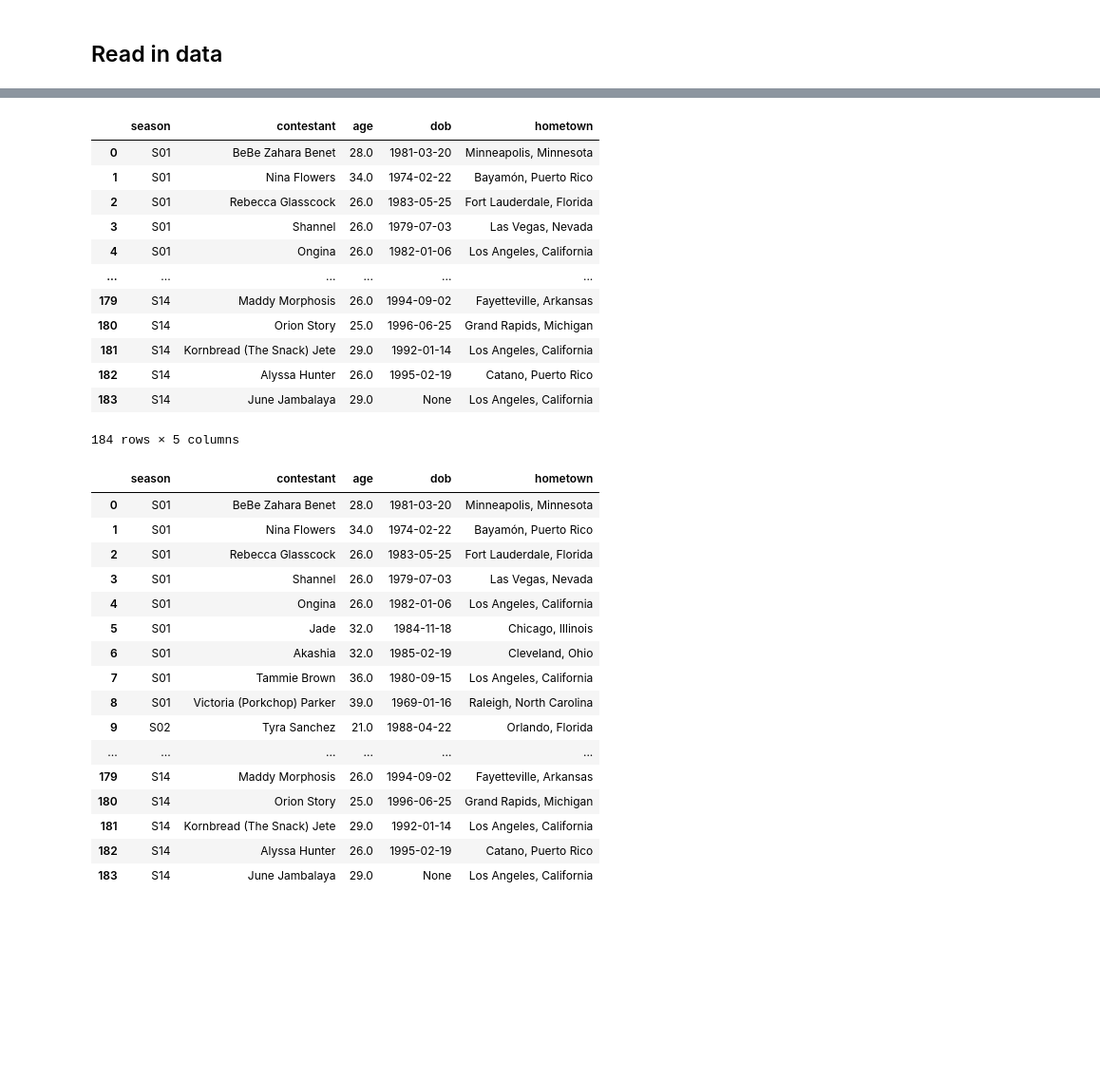
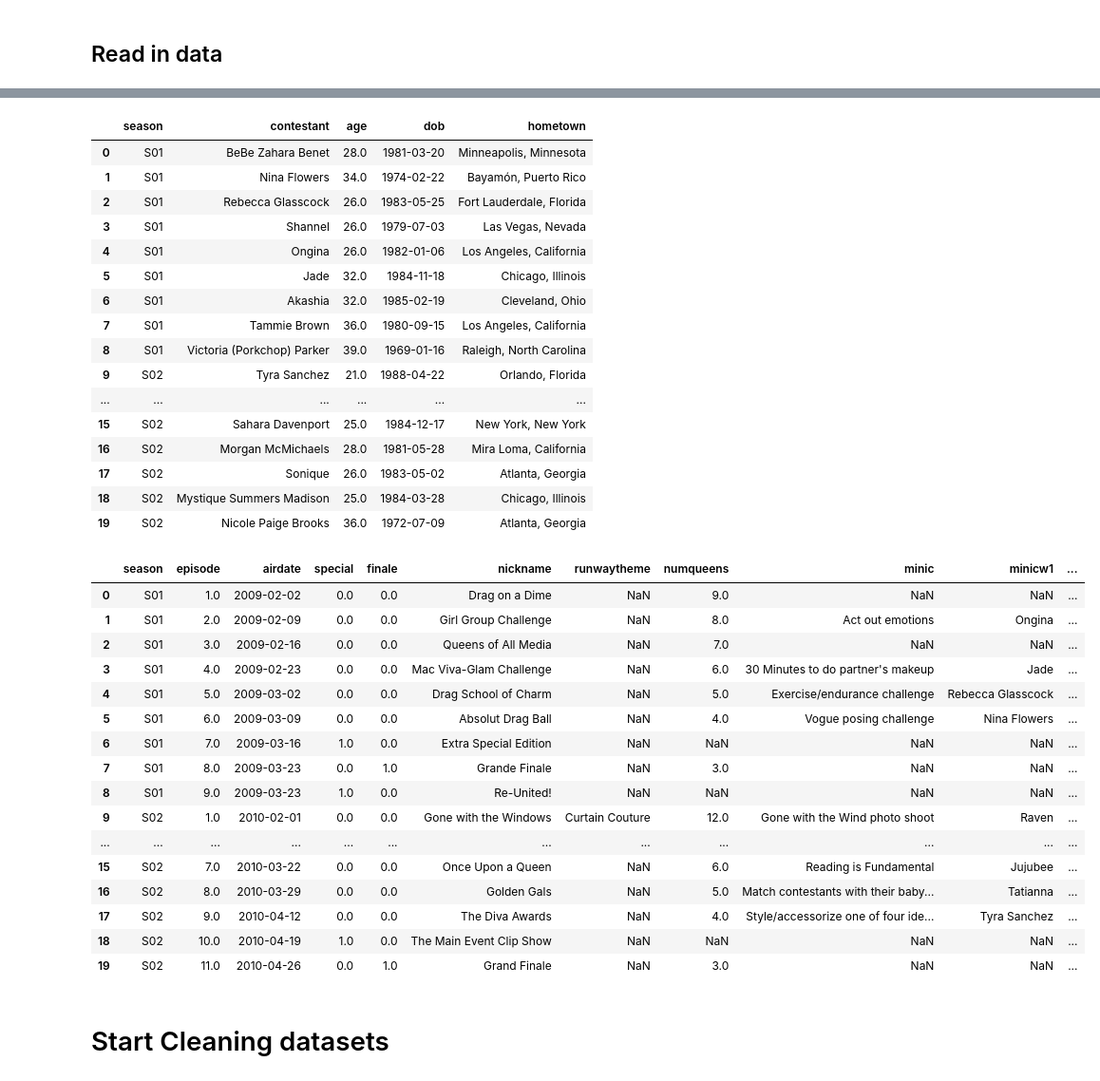
Before and after one commit to navar135/dragrace, a Jupyter notebook: initial_exploration.ipynb, the cells around one changed output, grey strips where cells are left out. Shown at 95% size. Cells and saved outputs as stored; diff of their text form; code cells hidden in the pictures; blank space fills up the shorter version.

Commit message:
start analysis

```diff
--- a/initial_exploration.ipynb
+++ b/initial_exploration.ipynb
@@ -5,6 +5,8 @@ import pyreadr
 import pandas as pd
 import numpy as np
 import matplotlib.pyplot as plt
+import seaborn as sns
+pd.set_option('display.max_rows', None)
 # %% [markdown]
 ## Read in data
 # %%
@@ -16,7 +36,8 @@ path ='/Users/navar135/Documents/UST/SEIS 631 Data Preparation and Analysis/drag
 # %%
 dat2= pyreadr.read_r(path+'rpdr_contestants.rda')   # returns a dictionary
 df2 = list(dat2.values())[0]
-df2
+# df2.hometown.value_counts(dropna=False)
+df2.head(20)
 # %% [output]
 |  | season | contestant | age | dob | hometown |
 | 0 | S01 | BeBe Zahara Benet | 28.0 | 1981-03-20 | Minneapolis, Minnesota |
@@ -24,33 +45,41 @@ df2
 | 2 | S01 | Rebecca Glasscock | 26.0 | 1983-05-25 | Fort Lauderdale, Florida |
 | 3 | S01 | Shannel | 26.0 | 1979-07-03 | Las Vegas, Nevada |
 | 4 | S01 | Ongina | 26.0 | 1982-01-06 | Los Angeles, California |
+| 5 | S01 | Jade | 32.0 | 1984-11-18 | Chicago, Illinois |
+| 6 | S01 | Akashia | 32.0 | 1985-02-19 | Cleveland, Ohio |
+| 7 | S01 | Tammie Brown | 36.0 | 1980-09-15 | Los Angeles, California |
+| 8 | S01 | Victoria (Porkchop) Parker | 39.0 | 1969-01-16 | Raleigh, North Carolina |
+| 9 | S02 | Tyra Sanchez | 21.0 | 1988-04-22 | Orlando, Florida |
 | ... | ... | ... | ... | ... | ... |
-| 179 | S14 | Maddy Morphosis | 26.0 | 1994-09-02 | Fayetteville, Arkansas |
-| 180 | S14 | Orion Story | 25.0 | 1996-06-25 | Grand Rapids, Michigan |
-| 181 | S14 | Kornbread (The Snack) Jete | 29.0 | 1992-01-14 | Los Angeles, California |
-| 182 | S14 | Alyssa Hunter | 26.0 | 1995-02-19 | Catano, Puerto Rico |
-| 183 | S14 | June Jambalaya | 29.0 | None | Los Angeles, California |
+| 15 | S02 | Sahara Davenport | 25.0 | 1984-12-17 | New York, New York |
+| 16 | S02 | Morgan McMichaels | 28.0 | 1981-05-28 | Mira Loma, California |
+| 17 | S02 | Sonique | 26.0 | 1983-05-02 | Atlanta, Georgia |
+| 18 | S02 | Mystique Summers Madison | 25.0 | 1984-03-28 | Chicago, Illinois |
+| 19 | S02 | Nicole Paige Brooks | 36.0 | 1972-07-09 | Atlanta, Georgia |
-184 rows × 5 columns
 # %%
-dat3= pyreadr.read_r(path+'rpdr_contestants.rda')   # returns a dictionary
+dat3= pyreadr.read_r(path+'rpdr_ep.rda')   # returns a dictionary
 df3 = list(dat3.values())[0]
 pd.set_option('display.max_rows', None)
-df3
+pd.set_option('display.max_columns', None)
+
+df3.head(20)
 # %% [output]
-|  | season | contestant | age | dob | hometown |
-| 0 | S01 | BeBe Zahara Benet | 28.0 | 1981-03-20 | Minneapolis, Minnesota |
-| 1 | S01 | Nina Flowers | 34.0 | 1974-02-22 | Bayamón, Puerto Rico |
-| 2 | S01 | Rebecca Glasscock | 26.0 | 1983-05-25 | Fort Lauderdale, Florida |
-| 3 | S01 | Shannel | 26.0 | 1979-07-03 | Las Vegas, Nevada |
-| 4 | S01 | Ongina | 26.0 | 1982-01-06 | Los Angeles, California |
-| 5 | S01 | Jade | 32.0 | 1984-11-18 | Chicago, Illinois |
-| 6 | S01 | Akashia | 32.0 | 1985-02-19 | Cleveland, Ohio |
-| 7 | S01 | Tammie Brown | 36.0 | 1980-09-15 | Los Angeles, California |
-| 8 | S01 | Victoria (Porkchop) Parker | 39.0 | 1969-01-16 | Raleigh, North Carolina |
-| 9 | S02 | Tyra Sanchez | 21.0 | 1988-04-22 | Orlando, Florida |
-| ... | ... | ... | ... | ... | ... |
-| 179 | S14 | Maddy Morphosis | 26.0 | 1994-09-02 | Fayetteville, Arkansas |
-| 180 | S14 | Orion Story | 25.0 | 1996-06-25 | Grand Rapids, Michigan |
-| 181 | S14 | Kornbread (The Snack) Jete | 29.0 | 1992-01-14 | Los Angeles, California |
-| 182 | S14 | Alyssa Hunter | 26.0 | 1995-02-19 | Catano, Puerto Rico |
-| 183 | S14 | June Jambalaya | 29.0 | None | Los Angeles, California |
+|  | season | episode | airdate | special | finale | nickname | runwaytheme | numqueens | minic | minicw1 | ... |
+| 0 | S01 | 1.0 | 2009-02-02 | 0.0 | 0.0 | Drag on a Dime | NaN | 9.0 | NaN | NaN | ... |
+| 1 | S01 | 2.0 | 2009-02-09 | 0.0 | 0.0 | Girl Group Challenge | NaN | 8.0 | Act out emotions | Ongina | ... |
+| 2 | S01 | 3.0 | 2009-02-16 | 0.0 | 0.0 | Queens of All Media | NaN | 7.0 | NaN | NaN | ... |
+| 3 | S01 | 4.0 | 2009-02-23 | 0.0 | 0.0 | Mac Viva-Glam Challenge | NaN | 6.0 | 30 Minutes to do partner's makeup | Jade | ... |
+| 4 | S01 | 5.0 | 2009-03-02 | 0.0 | 0.0 | Drag School of Charm | NaN | 5.0 | Exercise/endurance challenge | Rebecca Glasscock | ... |
+| 5 | S01 | 6.0 | 2009-03-09 | 0.0 | 0.0 | Absolut Drag Ball | NaN | 4.0 | Vogue posing challenge | Nina Flowers | ... |
+| 6 | S01 | 7.0 | 2009-03-16 | 1.0 | 0.0 | Extra Special Edition | NaN | NaN | NaN | NaN | ... |
+| 7 | S01 | 8.0 | 2009-03-23 | 0.0 | 1.0 | Grande Finale | NaN | 3.0 | NaN | NaN | ... |
+| 8 | S01 | 9.0 | 2009-03-23 | 1.0 | 0.0 | Re-United! | NaN | NaN | NaN | NaN | ... |
+| 9 | S02 | 1.0 | 2010-02-01 | 0.0 | 0.0 | Gone with the Windows | Curtain Couture | 12.0 | Gone with the Wind photo shoot | Raven | ... |
+| ... | ... | ... | ... | ... | ... | ... | ... | ... | ... | ... | ... |
+| 15 | S02 | 7.0 | 2010-03-22 | 0.0 | 0.0 | Once Upon a Queen | NaN | 6.0 | Reading is Fundamental | Jujubee | ... |
+| 16 | S02 | 8.0 | 2010-03-29 | 0.0 | 0.0 | Golden Gals | NaN | 5.0 | Match contestants with their baby... | Tatianna | ... |
+| 17 | S02 | 9.0 | 2010-04-12 | 0.0 | 0.0 | The Diva Awards | NaN | 4.0 | Style/accessorize one of four ide... | Tyra Sanchez | ... |
+| 18 | S02 | 10.0 | 2010-04-19 | 1.0 | 0.0 | The Main Event Clip Show | NaN | NaN | NaN | NaN | ... |
+| 19 | S02 | 11.0 | 2010-04-26 | 0.0 | 1.0 | Grand Finale | NaN | 3.0 | NaN | NaN | ... |
+# %% [markdown]
+# Start Cleaning datasets
```
Also changed, not shown: parts of 13 cells of this notebook, 2 other files.
